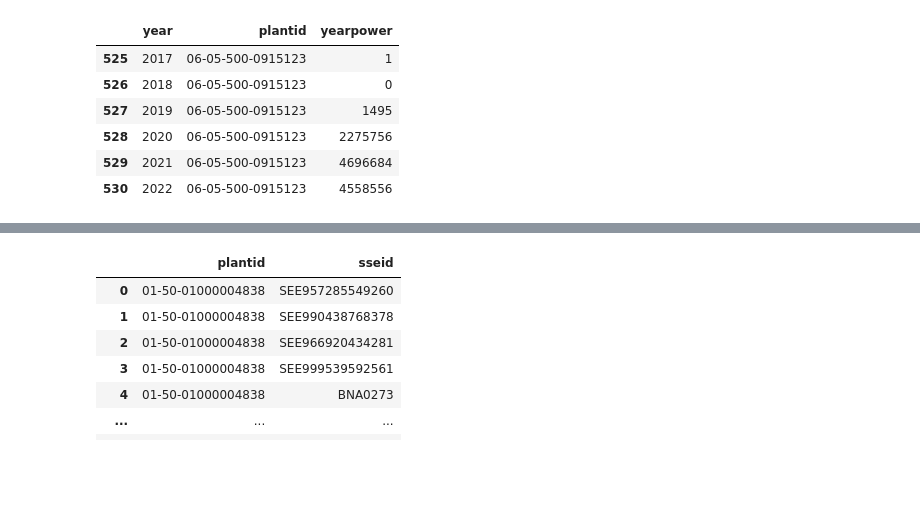
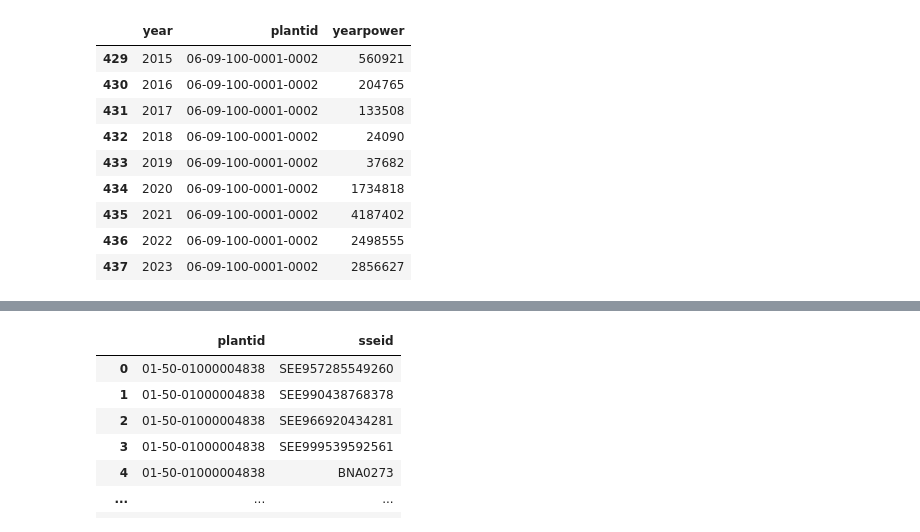
Before and after one commit to sidietz/plantwatch-data, a Jupyter notebook: production2/melt2db.ipynb, the cells around one changed output, grey strips where cells are left out. Cells and saved outputs as stored; diff of their text form; code cells hidden in the pictures; blank space fills up the shorter version.

```diff
--- a/production2/melt2db.ipynb
+++ b/production2/melt2db.ipynb
@@ -82,2 +104,2 @@ CDF = CDF.set_index('produced_at')
 # %%
-CDF["value"] = CDF["value"].astype(int)
+CDF9["value"] = CDF9["value"].astype(int)
@@ -86,5 +153,5 @@ CDF["value"] = CDF["value"].astype(int)
 # %%
-CDF2 = CDF.groupby('variable').resample('1M').sum()
+CDF2 = CDF9.groupby('variable').resample('1M', on='produced_at').sum()
 
 # the inverse of groupby, reset_index
-CDF3 = CDF2.reset_index()
+#CDF3 = CDF2.reset_index()
@@ -91,3 +175,5 @@ CDF3 = CDF2.reset_index()
+# %%
+CDF3 = CDF2.drop(columns="variable")
 # %%
 CDF3
 # %% [output]
@@ -108,7 +195,7 @@ CDF3
 #gy = CDF.resample('1Y', on='produced_at').sum()
 #gm = CDF.resample('1M', on='produced_at').sum()
 # %%
-gm2 = CDF3.reset_index(drop=True)
+gm2 = CDF3.reset_index()
 gm2['year'] = gm2['produced_at']
 gm2['month'] = gm2['produced_at']
 # %%
@@ -220,13 +310,16 @@ ym4.loc[ym4.plantid == "06-05-100-0248923"]
 # %%
-ym4.loc[ym4.plantid == "06-05-500-0915123"]
+ym4.loc[ym4.plantid == "06-09-100-0001-0002"]
 # %% [output]
 |  | year | plantid | yearpower |
-| 525 | 2017 | 06-05-500-0915123 | 1 |
-| 526 | 2018 | 06-05-500-0915123 | 0 |
-| 527 | 2019 | 06-05-500-0915123 | 1495 |
-| 528 | 2020 | 06-05-500-0915123 | 2275756 |
-| 529 | 2021 | 06-05-500-0915123 | 4696684 |
-| 530 | 2022 | 06-05-500-0915123 | 4558556 |
+| 429 | 2015 | 06-09-100-0001-0002 | 560921 |
+| 430 | 2016 | 06-09-100-0001-0002 | 204765 |
+| 431 | 2017 | 06-09-100-0001-0002 | 133508 |
+| 432 | 2018 | 06-09-100-0001-0002 | 24090 |
+| 433 | 2019 | 06-09-100-0001-0002 | 37682 |
+| 434 | 2020 | 06-09-100-0001-0002 | 1734818 |
+| 435 | 2021 | 06-09-100-0001-0002 | 4187402 |
+| 436 | 2022 | 06-09-100-0001-0002 | 2498555 |
+| 437 | 2023 | 06-09-100-0001-0002 | 2856627 |
 # %%
 ym4.to_csv("yearly.csv", index=False)
 ym4.to_csv("yearly_pg.csv", header=False)
```
Also changed, not shown: parts of 22 cells of this notebook, 11 other files.
